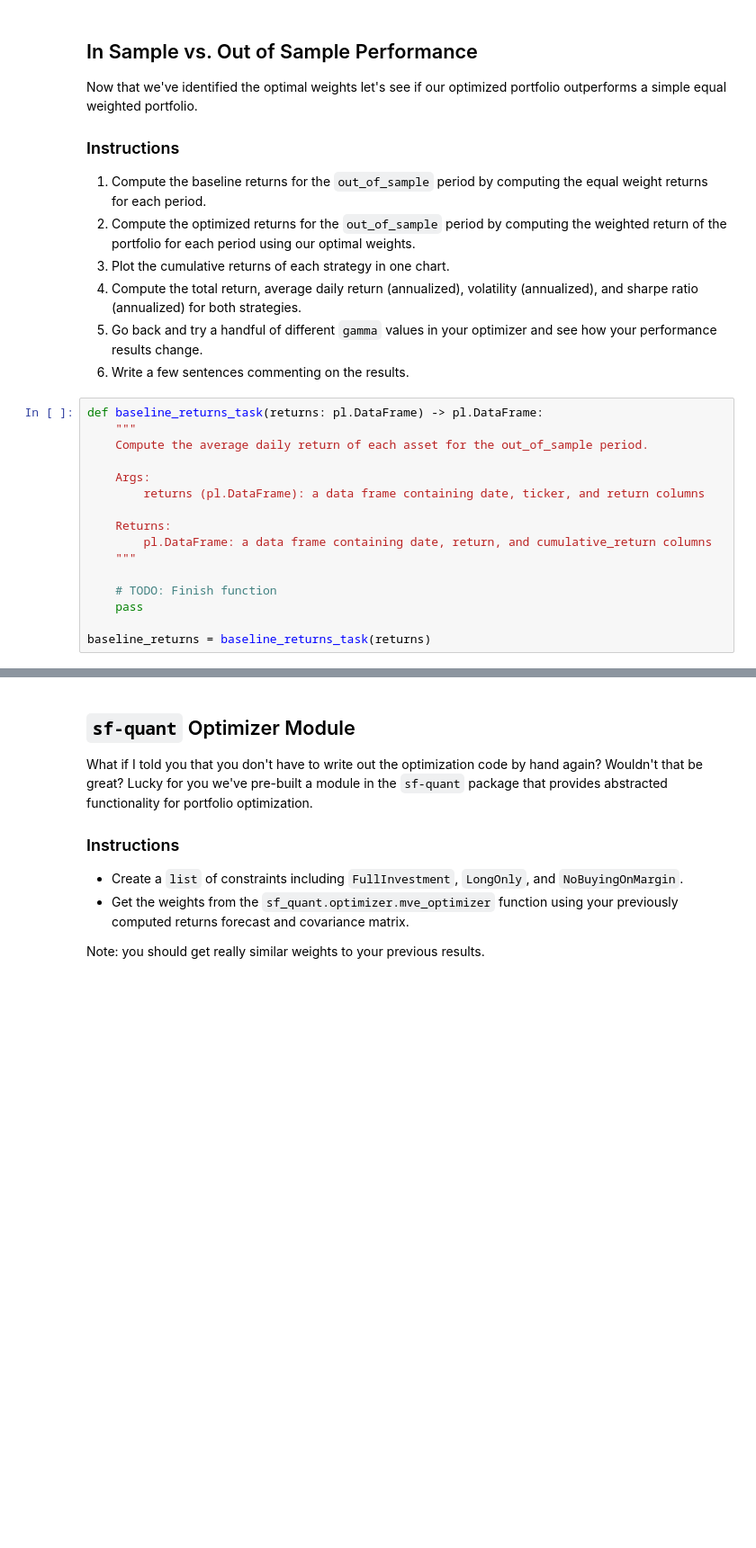
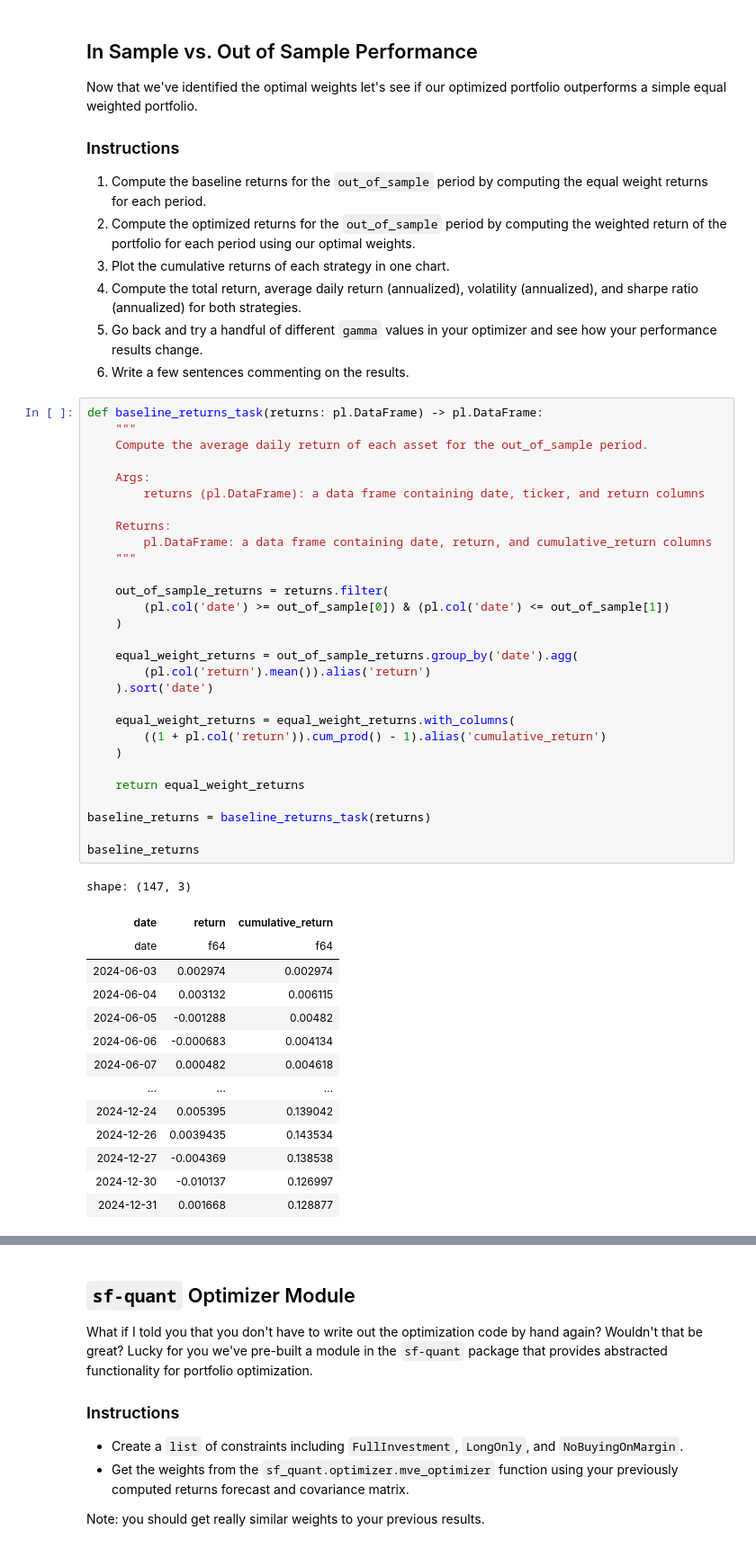
Before and after one commit to xylr11/sf-quant-labs, a Jupyter notebook: labs/lab_2.ipynb, the cells around one changed output, grey strips where cells are left out. Shown at 90% size. Saved outputs shown, nothing was run; the diff lists cells and outputs as text; blank space fills up the shorter version.

```diff
--- a/labs/lab_2.ipynb
+++ b/labs/lab_2.ipynb
@@ -160,19 +226,47 @@ Now that we've identified the optimal weights let's see if our optimized portfol
 # %%
 def baseline_returns_task(returns: pl.DataFrame) -> pl.DataFrame:
     """
     Compute the average daily return of each asset for the out_of_sample period.
 
     Args:
         returns (pl.DataFrame): a data frame containing date, ticker, and return columns
 
     Returns:
         pl.DataFrame: a data frame containing date, return, and cumulative_return columns
     """
 
-    # TODO: Finish function
-    pass
+    out_of_sample_returns = returns.filter(
+        (pl.col('date') >= out_of_sample[0]) & (pl.col('date') <= out_of_sample[1])
+    )
+
+    equal_weight_returns = out_of_sample_returns.group_by('date').agg(
+        (pl.col('return').mean()).alias('return')
+    ).sort('date')
+
+    equal_weight_returns = equal_weight_returns.with_columns(
+        ((1 + pl.col('return')).cum_prod() - 1).alias('cumulative_return')
+    )
+
+    return equal_weight_returns
 
 baseline_returns = baseline_returns_task(returns)
+
+baseline_returns
+# %% [output]
+shape: (147, 3)
+| date | return | cumulative_return |
+| date | f64 | f64 |
+| 2024-06-03 | 0.002974 | 0.002974 |
+| 2024-06-04 | 0.003132 | 0.006115 |
+| 2024-06-05 | -0.001288 | 0.00482 |
+| 2024-06-06 | -0.000683 | 0.004134 |
+| 2024-06-07 | 0.000482 | 0.004618 |
+| … | … | … |
+| 2024-12-24 | 0.005395 | 0.139042 |
+| 2024-12-26 | 0.0039435 | 0.143534 |
+| 2024-12-27 | -0.004369 | 0.138538 |
+| 2024-12-30 | -0.010137 | 0.126997 |
+| 2024-12-31 | 0.001668 | 0.128877 |
 # %%
 def optimized_returns_task(returns: pl.DataFrame, weights: pl.DataFrame) -> pl.DataFrame:
     """
```
Also changed, not shown: parts of 15 cells of this notebook, 1 other file.
